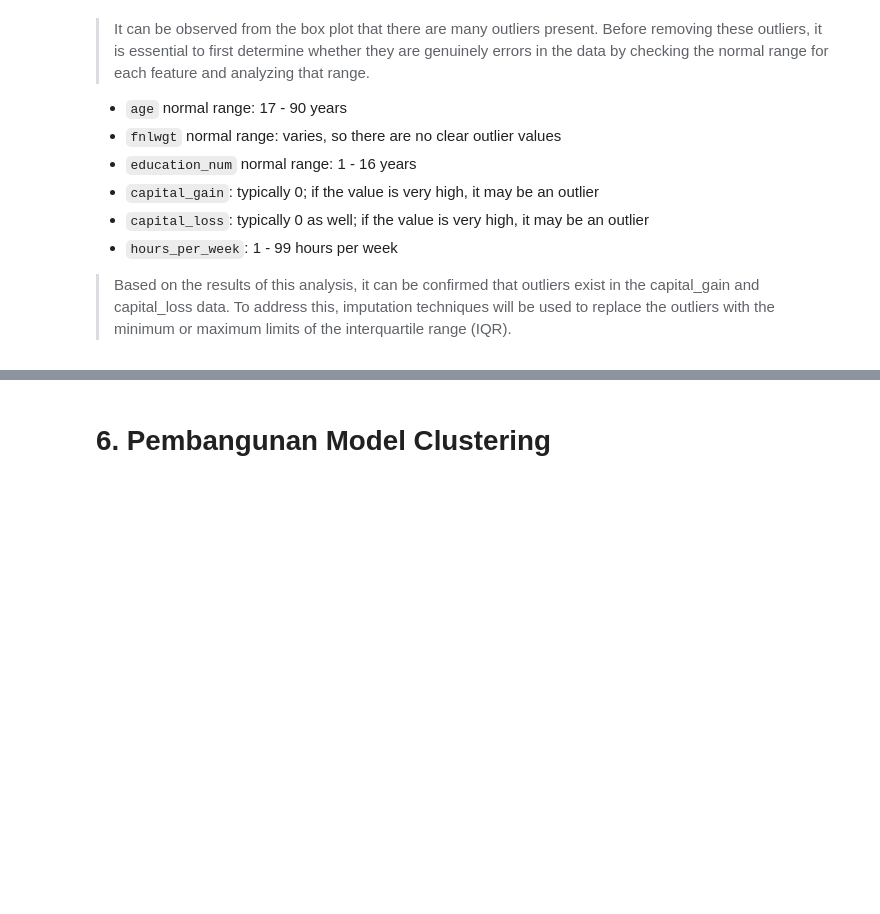
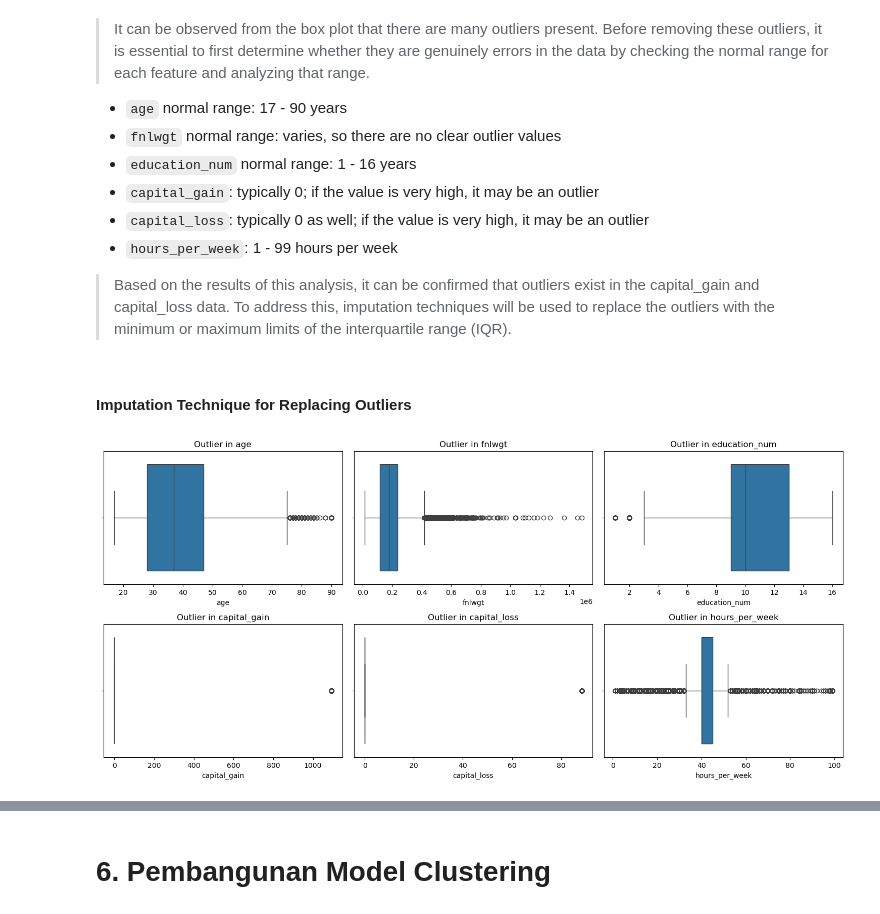
Before and after one commit to Maoelan/adult-income-clustering-classification, a Jupyter notebook: [Clustering] Submission Akhir BMLP_Maulana Muhammad.ipynb, the cells around one changed output, grey strips where cells are left out. Cells and saved outputs as stored; diff of their text form; code cells hidden in the pictures; blank space fills up the shorter version.

Commit message:
[add]: imputation technique for replacing outliers

```diff
--- a/[Clustering] Submission Akhir BMLP_Maulana Muhammad.ipynb
+++ b/[Clustering] Submission Akhir BMLP_Maulana Muhammad.ipynb
@@ -590,3 +592,5 @@ plot_outliers(test_df)
 - `hours_per_week`: 1 - 99 hours per week
 
 > Based on the results of this analysis, it can be confirmed that outliers exist in the capital_gain and capital_loss data. To address this, imputation techniques will be used to replace the outliers with the minimum or maximum limits of the interquartile range (IQR).
+# %% [markdown]
+#### **Imputation Technique for Replacing Outliers**
@@ -592,0 +614,4 @@ plot_outliers(test_df)
+# %%
+plot_outliers(train_df)
+# %% [output]
+[figure, added]
```
Also changed, not shown: parts of 7 cells of this notebook.
